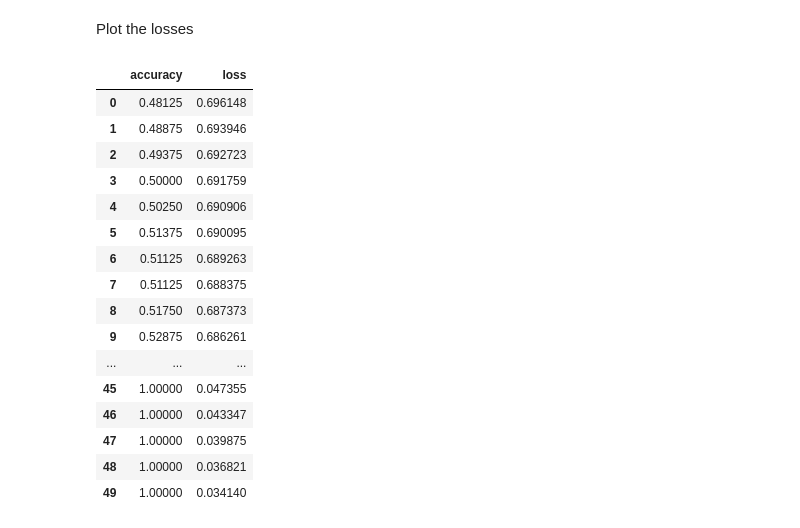
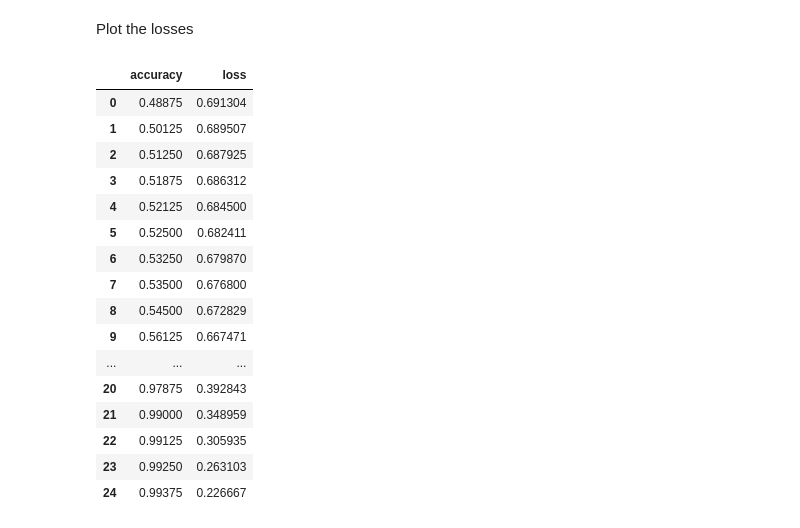
Before and after one commit to hubixr/Tensorflow, a Jupyter notebook: nn_classification/02_nn_classification.ipynb, the cells around one changed output. Cells and saved outputs as stored; diff of their text form; code cells hidden in the pictures.

```diff
--- a/nn_classification/02_nn_classification.ipynb
+++ b/nn_classification/02_nn_classification.ipynb
@@ -497,7 +497,7 @@ model_8.compile(
     metrics=["accuracy"]
 )
 #Fit the model
-history_8 = model_8.fit(X_train, y_train, epochs = 50, verbose=0)
+history_8 = model_8.fit(X_train, y_train, epochs = 25, verbose=0)
 # %%
 loss,accuracy = model_8.evaluate(X_test, y_test)
 print(f"Loss on test set: {loss}")
@@ -533,22 +533,22 @@ doing binary classification
 Plot the losses
 # %%
 # Check the model's predictions
-pd.DataFrame(history_8.history)
+pd.DataFrame(history_8.history).head(25)
 # %% [output]
 |  | accuracy | loss |
-| 0 | 0.48125 | 0.696148 |
-| 1 | 0.48875 | 0.693946 |
-| 2 | 0.49375 | 0.692723 |
-| 3 | 0.50000 | 0.691759 |
-| 4 | 0.50250 | 0.690906 |
-| 5 | 0.51375 | 0.690095 |
-| 6 | 0.51125 | 0.689263 |
-| 7 | 0.51125 | 0.688375 |
-| 8 | 0.51750 | 0.687373 |
-| 9 | 0.52875 | 0.686261 |
+| 0 | 0.48875 | 0.691304 |
+| 1 | 0.50125 | 0.689507 |
+| 2 | 0.51250 | 0.687925 |
+| 3 | 0.51875 | 0.686312 |
+| 4 | 0.52125 | 0.684500 |
+| 5 | 0.52500 | 0.682411 |
+| 6 | 0.53250 | 0.679870 |
+| 7 | 0.53500 | 0.676800 |
+| 8 | 0.54500 | 0.672829 |
+| 9 | 0.56125 | 0.667471 |
 | ... | ... | ... |
-| 45 | 1.00000 | 0.047355 |
-| 46 | 1.00000 | 0.043347 |
-| 47 | 1.00000 | 0.039875 |
-| 48 | 1.00000 | 0.036821 |
-| 49 | 1.00000 | 0.034140 |
+| 20 | 0.97875 | 0.392843 |
+| 21 | 0.99000 | 0.348959 |
+| 22 | 0.99125 | 0.305935 |
+| 23 | 0.99250 | 0.263103 |
+| 24 | 0.99375 | 0.226667 |
```
Also changed, not shown: parts of 5 cells of this notebook, 1 other file.
